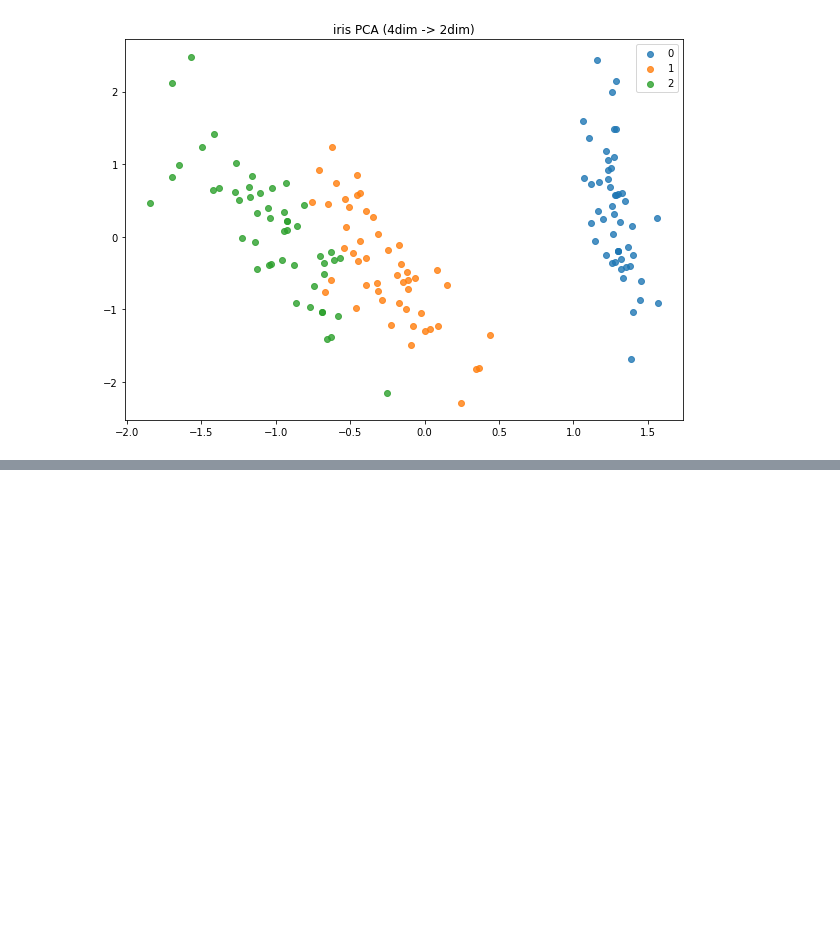
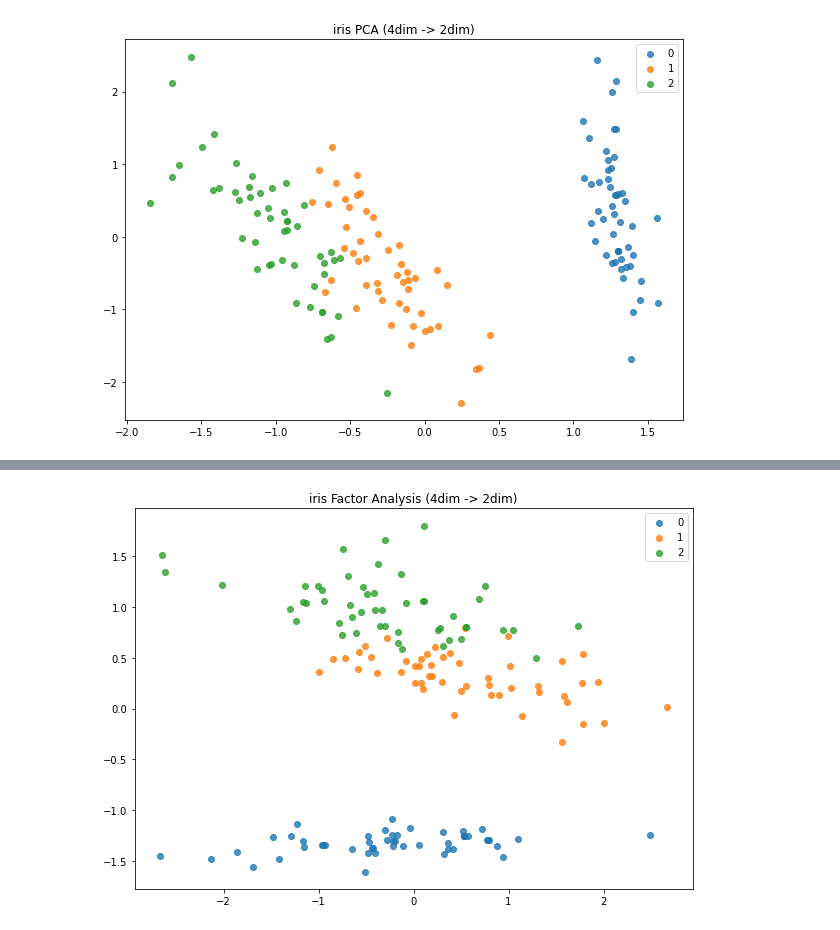
Before and after one commit to negRhlk/PRML, a Jupyter notebook: notebook/chapter12_continuous_latent_variables.ipynb, the cells around one changed output, grey strips where cells are left out. Cells and saved outputs as stored; diff of their text form; code cells hidden in the pictures; blank space fills up the shorter version.

```diff
--- a/notebook/chapter12_continuous_latent_variables.ipynb
+++ b/notebook/chapter12_continuous_latent_variables.ipynb
@@ -218,0 +455,16 @@ plt.show()
+# %%
+X,y = load_iris()
+fa = FactorAnalysis()
+X_proj = fa.fit_transform(X,M=2)
+
+fig,axes = plt.subplots(1,1,figsize=(10,7))
+for idx,label in enumerate(np.unique(y)):
+    axes.scatter(x=X_proj[y == label,0],
+                y=X_proj[y == label,1],
+                alpha=0.8,
+                label=label)
+axes.set_title("iris Factor Analysis (4dim -> 2dim)")
+plt.legend()
+plt.show()
+# %% [output]
+[figure, added]
```
Also changed, not shown: parts of 6 cells of this notebook, 1 other file.
